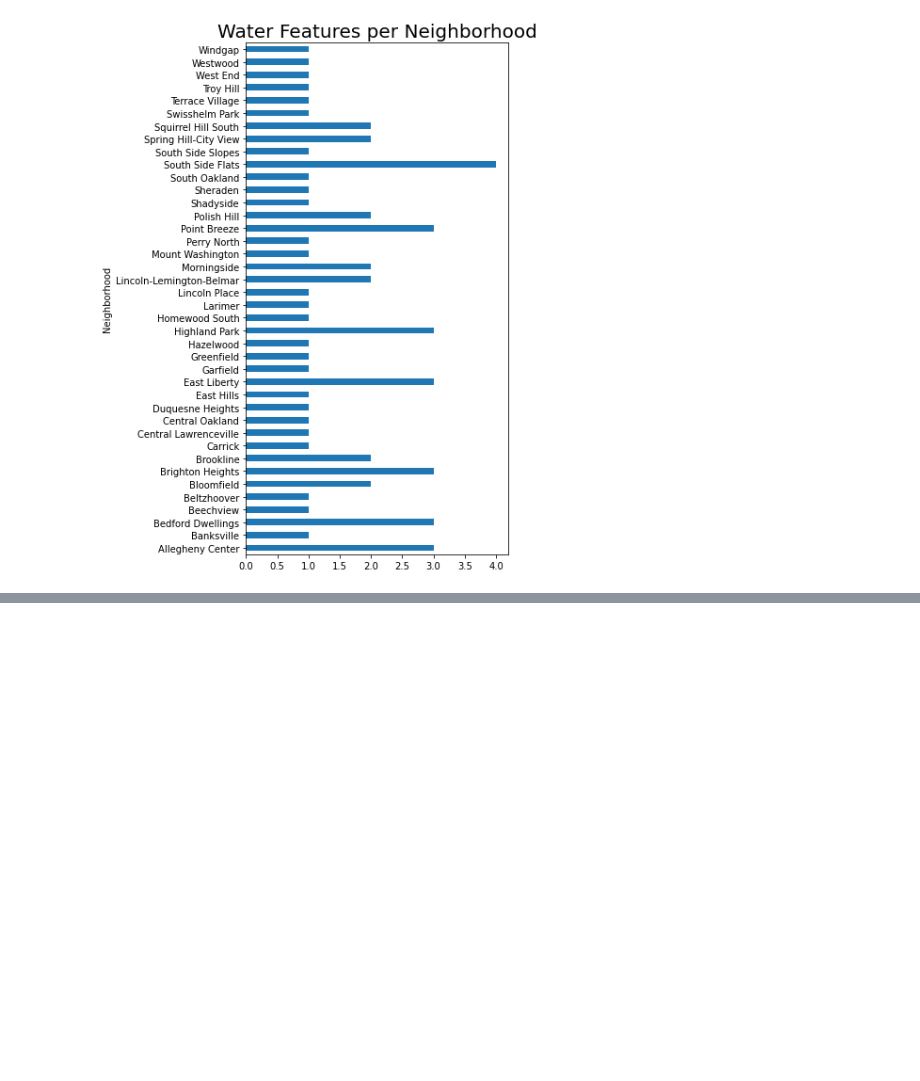
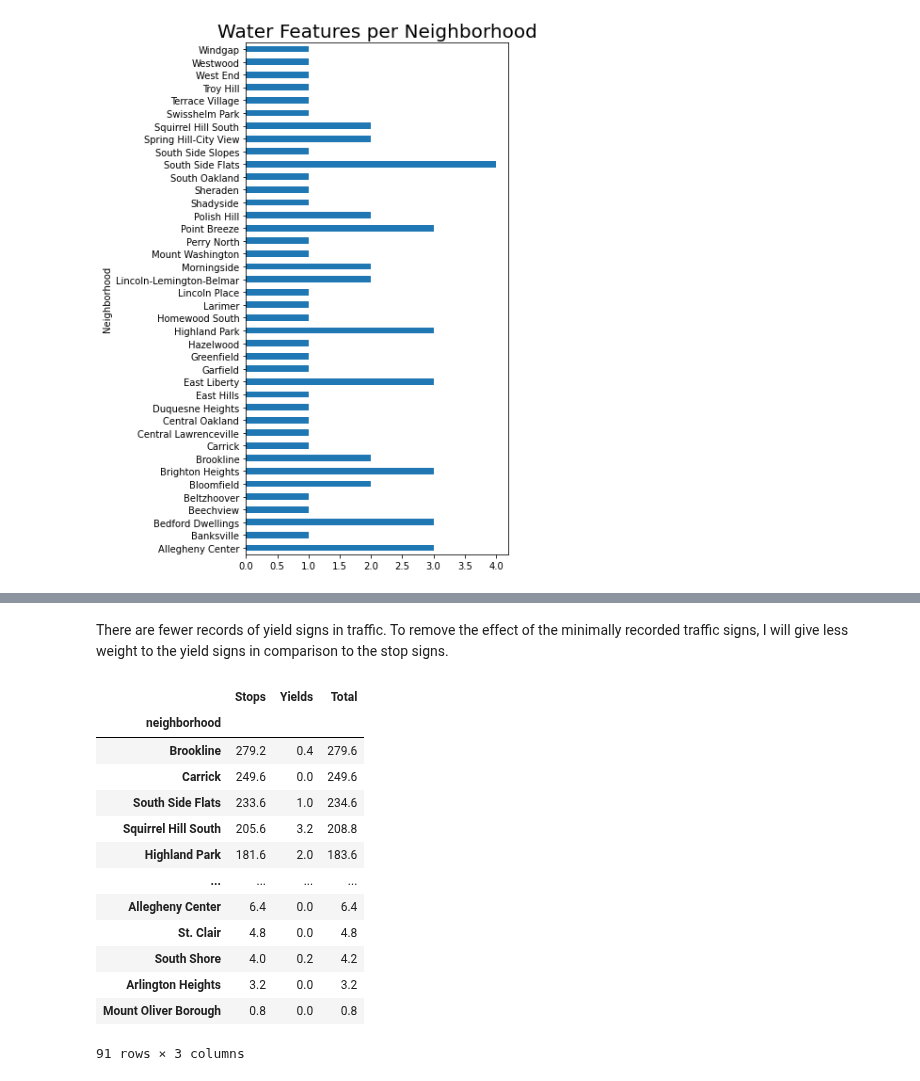
Before and after one commit to pjp401/CMPINF0010-Final-Project, a Jupyter notebook: FinalProject.ipynb, the cells around one changed output, grey strips where cells are left out. Saved outputs shown, nothing was run; the diff lists cells and outputs as text; code cells hidden in the pictures; blank space fills up the shorter version.

```diff
--- a/FinalProject.ipynb
+++ b/FinalProject.ipynb
@@ -68,0 +141,2 @@ water.axes.title.set_size(20)
+# %% [markdown]
+There are fewer records of yield signs in traffic. To remove the effect of the minimally recorded traffic signs, I will give less weight to the yield signs in comparison to the stop signs.
@@ -68,0 +149,18 @@ water.axes.title.set_size(20)
+# %%
+trafficSigns.sort_values('Total', inplace=True, ascending=False)
+trafficSigns
+# %% [output]
+|  | Stops | Yields | Total |
+| neighborhood |  |  |  |
+| Brookline | 279.2 | 0.4 | 279.6 |
+| Carrick | 249.6 | 0.0 | 249.6 |
+| South Side Flats | 233.6 | 1.0 | 234.6 |
+| Squirrel Hill South | 205.6 | 3.2 | 208.8 |
+| Highland Park | 181.6 | 2.0 | 183.6 |
+| ... | ... | ... | ... |
+| Allegheny Center | 6.4 | 0.0 | 6.4 |
+| St. Clair | 4.8 | 0.0 | 4.8 |
+| South Shore | 4.0 | 0.2 | 4.2 |
+| Arlington Heights | 3.2 | 0.0 | 3.2 |
+| Mount Oliver Borough | 0.8 | 0.0 | 0.8 |
+91 rows × 3 columns
```
Also changed, not shown: parts of 12 cells of this notebook.
